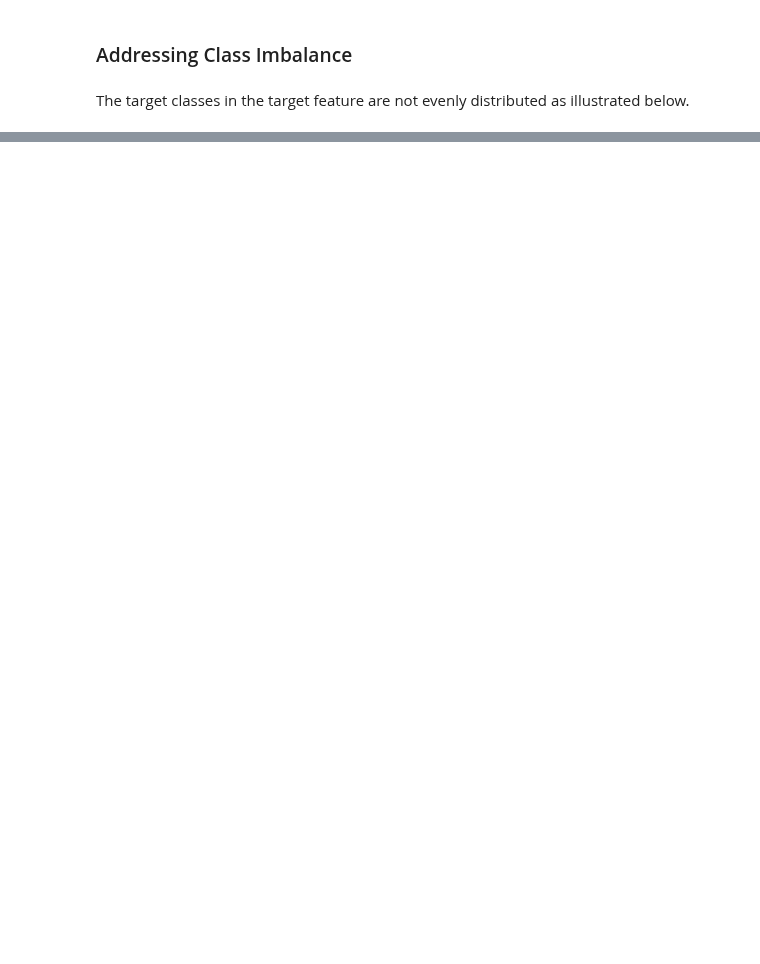
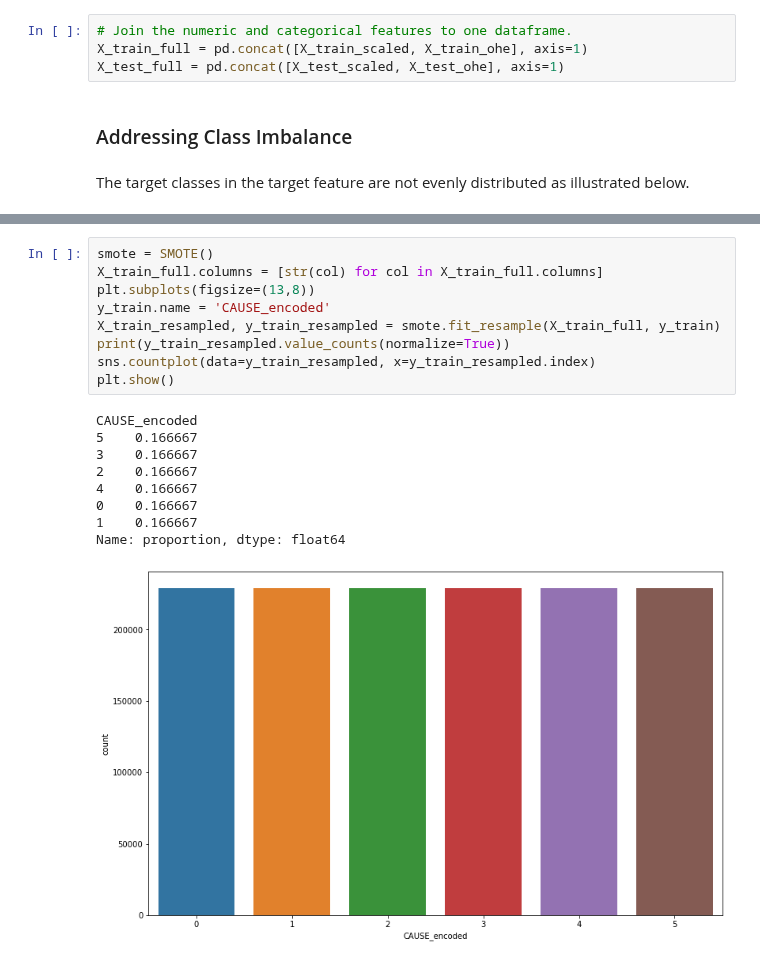
Before and after one commit to joakimTI/GROUP-5-PROJECT, a Jupyter notebook: index.ipynb, the cells around one changed output, grey strips where cells are left out. Saved outputs shown, nothing was run; the diff lists cells and outputs as text; blank space fills up the shorter version.

```diff
--- a/index.ipynb
+++ b/index.ipynb
@@ -1375,6 +1361,10 @@ def minmax_scaler(X_numeric):
     return X_scaled
 X_train_scaled = minmax_scaler(X_train_numeric)
 X_test_scaled = minmax_scaler(X_test_numeric)
+# %%
+# Join the numeric and categorical features to one dataframe.
+X_train_full = pd.concat([X_train_scaled, X_train_ohe], axis=1)
+X_test_full = pd.concat([X_test_scaled, X_test_ohe], axis=1)
 # %% [markdown]
 ### Addressing Class Imbalance
 # %% [markdown]
@@ -1409,0 +1388,19 @@ Name: proportion, dtype: float64
+# %%
+smote = SMOTE()
+X_train_full.columns = [str(col) for col in X_train_full.columns]
+plt.subplots(figsize=(13,8))
+y_train.name = 'CAUSE_encoded'
+X_train_resampled, y_train_resampled = smote.fit_resample(X_train_full, y_train)
+print(y_train_resampled.value_counts(normalize=True))
+sns.countplot(data=y_train_resampled, x=y_train_resampled.index)
+plt.show()
+# %% [output]
+CAUSE_encoded
+5    0.166667
+3    0.166667
+2    0.166667
+4    0.166667
+0    0.166667
+1    0.166667
+Name: proportion, dtype: float64
+[figure, added]
```
Also changed, not shown: parts of 26 cells of this notebook.
